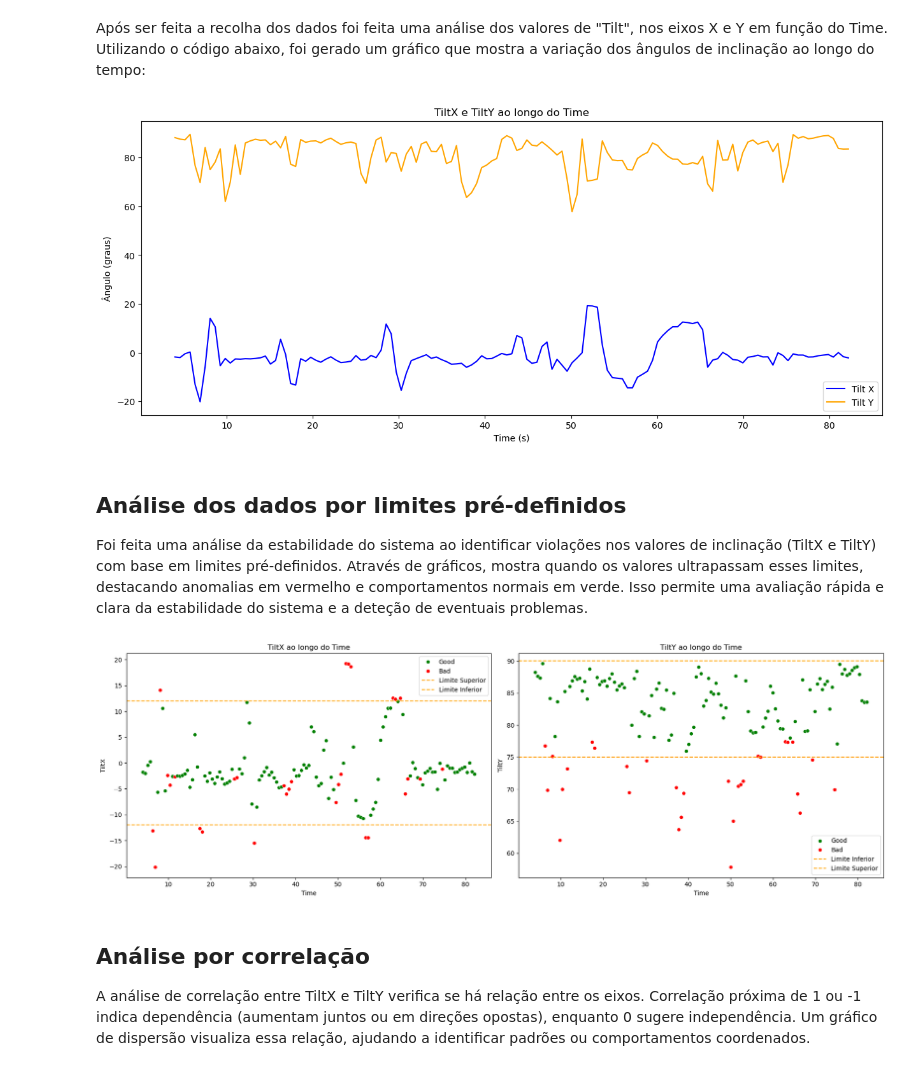
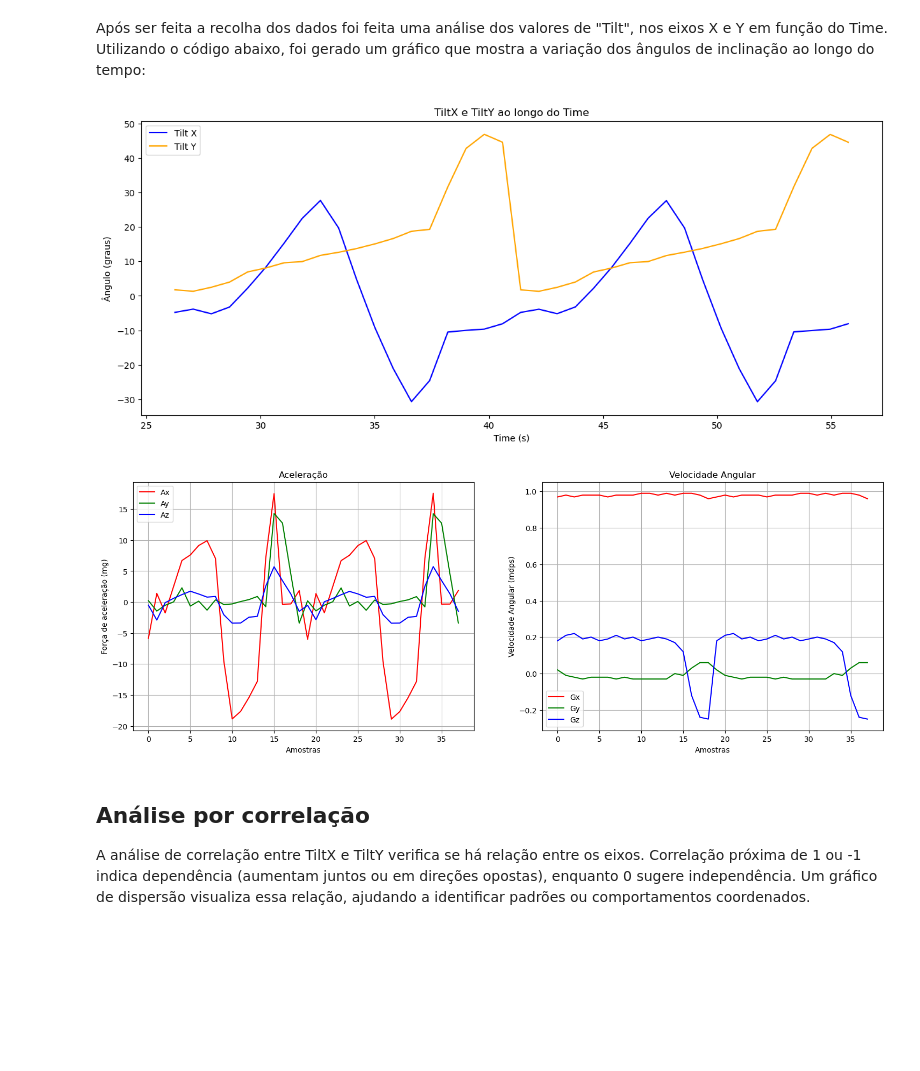
Before and after one commit to joaofmsilvaa/Walk-Monitor, a Jupyter notebook: posture_fac.ipynb, the cells around one changed output. Drawn from its saved outputs; the diff is of its cells as text; code cells hidden in the pictures; blank space fills up the shorter version.

```diff
--- a/posture_fac.ipynb
+++ b/posture_fac.ipynb
@@ -37,6 +29,8 @@ df["Status"] = df["Status"].str.replace(";;;", "", regex=False).str.strip()
 Após ser feita a recolha dos dados foi feita uma análise dos valores de "Tilt", nos eixos X e Y em função do Time.\
 Utilizando o código abaixo, foi gerado um gráfico que mostra a variação dos ângulos de inclinação ao longo do tempo:
 # %%
+df = pd.read_csv('POSTURE.CSV')
+
 plt.figure(figsize=(15, 6))
 plt.plot(df["Time"], df["TiltX"], label="Tilt X", color='blue')
 plt.plot(df["Time"], df["TiltY"], label="Tilt Y", color='orange')
@@ -46,44 +40,31 @@ plt.xlabel("Time (s)")
 plt.ylabel("Ângulo (graus)")
 plt.show()
 # %% [output]
-[figure, old version]
+[figure, new version]
-# %% [markdown]
-## Análise dos dados por limites pré-definidos
-
-Foi feita uma análise da estabilidade do sistema ao identificar violações nos valores de inclinação (TiltX e TiltY) com base em limites pré-definidos. Através de gráficos, mostra quando os valores ultrapassam esses limites, destacando anomalias em vermelho e comportamentos normais em verde. Isso permite uma avaliação rápida e clara da estabilidade do sistema e a deteção de eventuais problemas.
-# %%
-df["TiltX_bad"] = (df["TiltX"].abs() < -12) | (df["TiltX"].abs() > 12)
-df["TiltY_bad"] = (df["TiltY"].abs() < 75) | (df["TiltY"].abs() > 90)
-
-# Combina TiltX e TiltY para identificar violações
-df["detected_status"] = df["TiltX_bad"] | df["TiltY_bad"]
-df["detected_status"] = df["detected_status"].replace({True: "Bad", False: "Good"})
-
-# Criar uma figura com dois gráficos lado a lado
-fig, axes = plt.subplots(1, 2, figsize=(18, 6), sharex=True)
-
-# Gráfico do TiltX
-sns.scatterplot(
-    data=df, x="Time", y="TiltX", hue="detected_status", ax=axes[0], palette=["green", "red"]
-)
-axes[0].axhline(12, color='orange', linestyle='--', label="Limite Superior")
-axes[0].axhline(-12, color='orange', linestyle='--', label="Limite Inferior")
-axes[0].set_title("TiltX ao longo do Time")
-axes[0].legend()
-
-# Gráfico do TiltY
-sns.scatterplot(
-    data=df, x="Time", y="TiltY", hue="detected_status", ax=axes[1], palette=["green", "red"]
-)
-axes[1].axhline(75, color='orange', linestyle='--', label="Limite Inferior")
-axes[1].axhline(90, color='orange', linestyle='--', label="Limite Superior")
-axes[1].set_title("TiltY ao longo do Time")
-axes[1].legend()
-
-plt.tight_layout()
-plt.show()
-# %% [output]
-[figure, removed]
+# %%
+plt.figure(figsize=(18, 6))
+
+plt.subplot(1, 2, 1)
+plt.plot(df['Ax'], label='Ax', color='r')
+plt.plot(df['Ay'], label='Ay', color='g')
+plt.plot(df['Az'], label='Az', color='b')
+plt.title("Aceleração")
+plt.xlabel("Amostras")
+plt.ylabel("Força de aceleração (mg)")
+plt.legend()
+plt.grid()
+
+plt.subplot(1, 2, 2)
+plt.plot(df['Gx'], label='Gx', color='r')
+plt.plot(df['Gy'], label='Gy', color='g')
+plt.plot(df['Gz'], label='Gz', color='b')
+plt.title("Velocidade Angular")
+plt.xlabel("Amostras")
+plt.ylabel("Velocidade Angular (mdps)")
+plt.legend()
+plt.grid()
+# %% [output]
+[figure, new version]
 # %% [markdown]
 ## Análise por correlação
 
```
Also changed, not shown: parts of 11 cells of this notebook, 4 other files.
